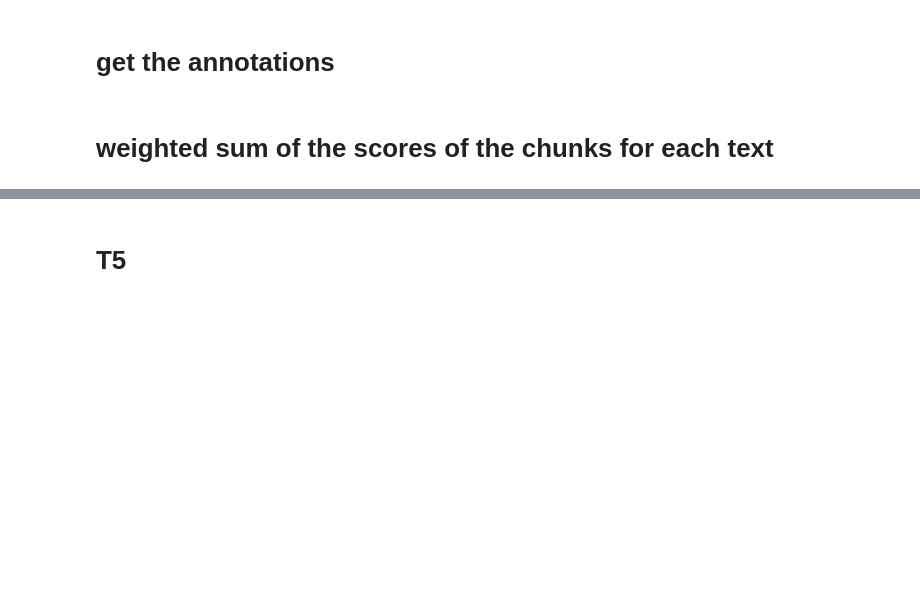
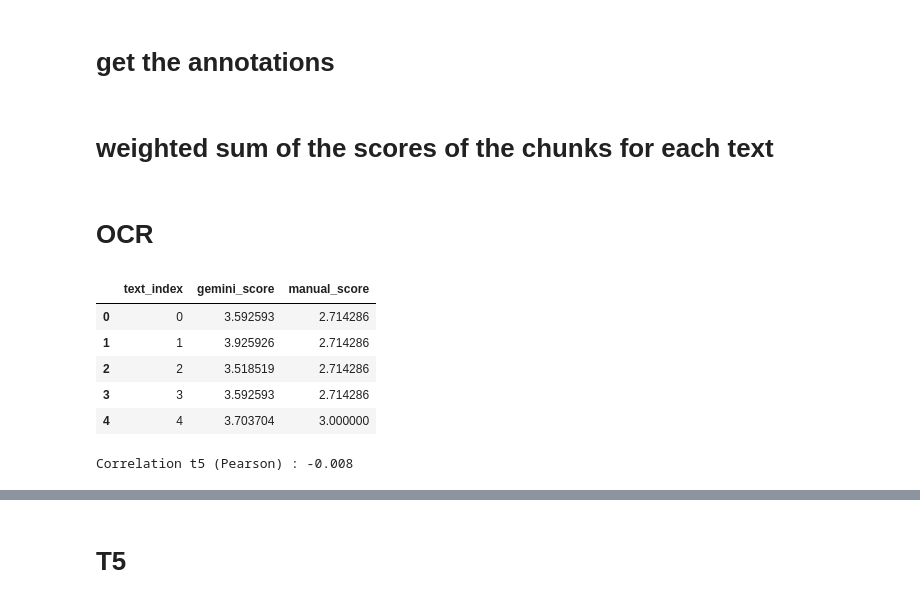
Before and after one commit to tgarnier067/MNLP-project-2, a Jupyter notebook: 05_correlation.ipynb, the cells around one changed output, grey strips where cells are left out. Saved outputs shown, nothing was run; the diff lists cells and outputs as text; code cells hidden in the pictures; blank space fills up the shorter version.

```diff
--- a/05_correlation.ipynb
+++ b/05_correlation.ipynb
@@ -42,3 +45,21 @@ def compute_scores(df_manual, df_gemini):
     result = gemini_scores.merge(df_manual[['text_index', 'manual_score']], on='text_index')
 
     return result
+# %% [markdown]
+# OCR
+# %%
+scores_ocr = compute_scores(ocr_manual, ocr_gemini)
+scores_ocr.head()
+# %% [output]
+|  | text_index | gemini_score | manual_score |
+| 0 | 0 | 3.592593 | 2.714286 |
+| 1 | 1 | 3.925926 | 2.714286 |
+| 2 | 2 | 3.518519 | 2.714286 |
+| 3 | 3 | 3.592593 | 2.714286 |
+| 4 | 4 | 3.703704 | 3.000000 |
+# %%
+correlation_t5 = scores_ocr['manual_score'].corr(scores_ocr['gemini_score'])
+
+print(f"Correlation t5 (Pearson) : {correlation_t5:.3f}")
+# %% [output]
+Correlation t5 (Pearson) : -0.008
```
Also changed, not shown: parts of 2 cells of this notebook.
